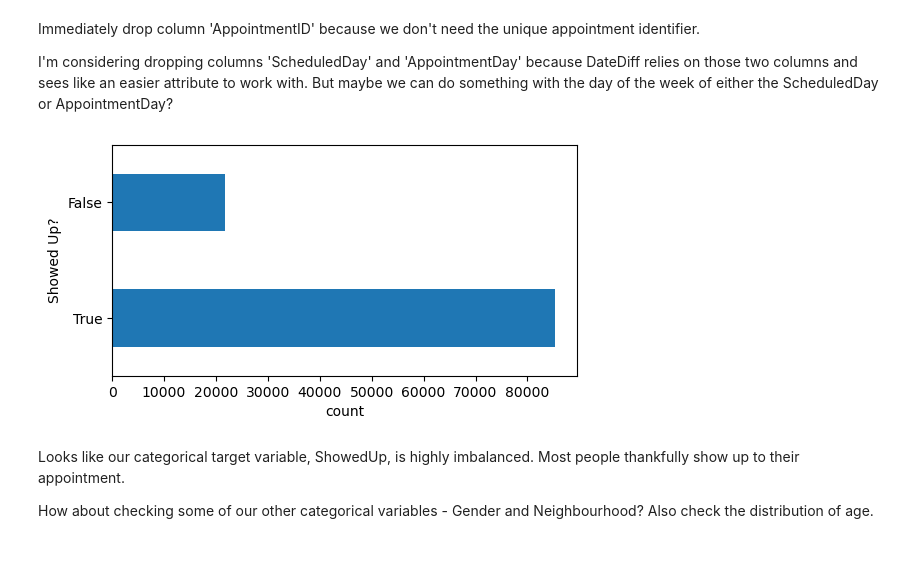
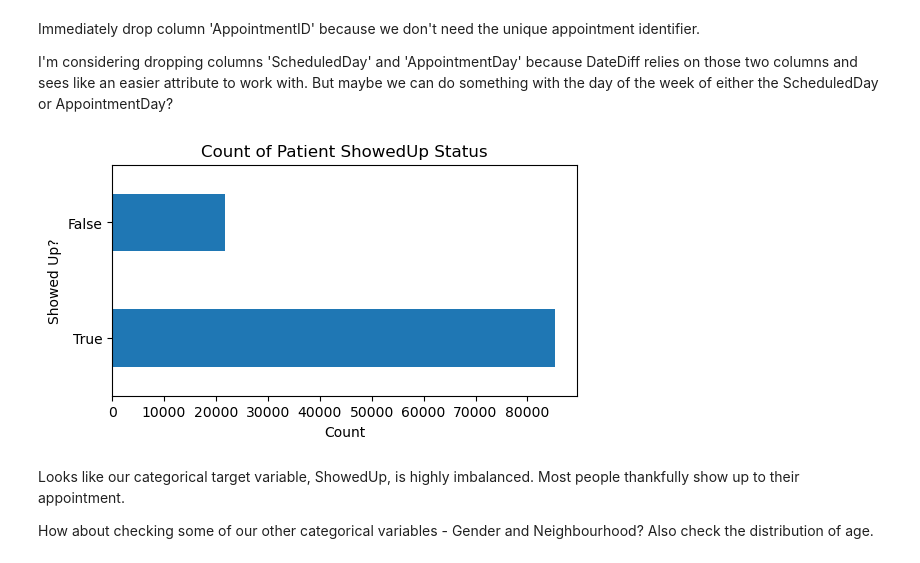
Before and after one commit to dwang0120/Hospital-No-Shows, a Jupyter notebook: project.ipynb, the cells around one changed output. Saved outputs shown, nothing was run; the diff lists cells and outputs as text; code cells hidden in the pictures.

```diff
--- a/project.ipynb
+++ b/project.ipynb
@@ -171,13 +171,14 @@ Y = df.iloc[:,-1:]
 # %%
 # visualizing our target variable
 plt.figure(figsize=(6,3))
 df['ShowedUp'].value_counts().plot.barh()
-plt.xlabel('count')
+plt.xlabel('Count')
 plt.ylabel('Showed Up?')
+plt.title('Count of Patient ShowedUp Status')
 plt.show()
 # is it okay if i don't have a caption if I talk about the plot in the markdown?
 # %% [output]
-[figure, old version]
+[figure, new version]
 # %% [markdown]
 Looks like our categorical target variable, ShowedUp, is highly imbalanced. Most people thankfully show up to their appointment.
 
```
Also changed, not shown: parts of 36 cells of this notebook, 1 other file.
